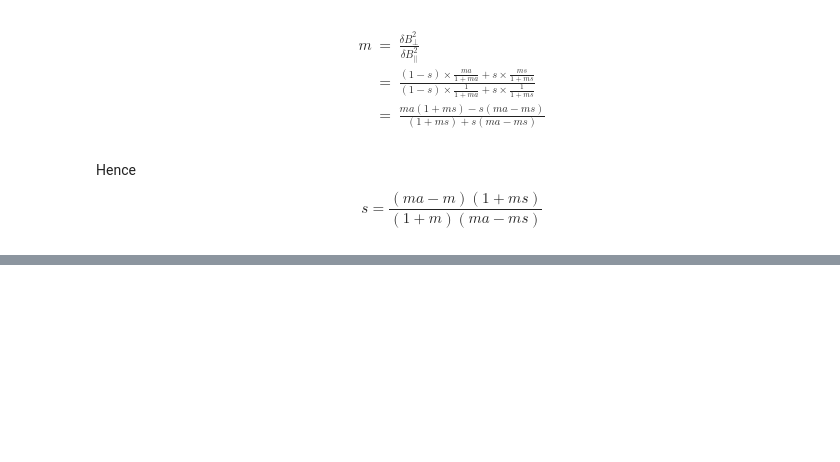
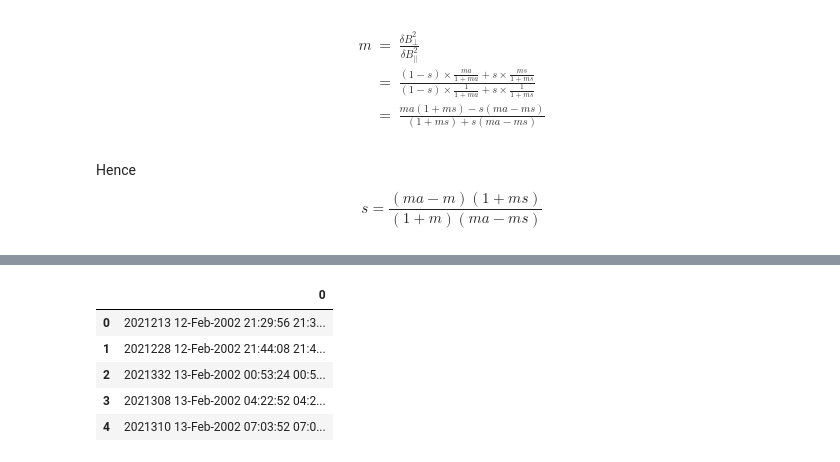
Before and after one commit to YuguangTong/Fourier-Laplace-plasma-response-in-driven-Gyrokinetics, a Jupyter notebook: python/Draft/Draft_20161206.ipynb, the cells around one changed output, grey strips where cells are left out. Drawn from its saved outputs; the diff is of its cells as text; code cells hidden in the pictures; blank space fills up the shorter version.

```diff
--- a/python/Draft/Draft_20161206.ipynb
+++ b/python/Draft/Draft_20161206.ipynb
@@ -208,0 +316,11 @@ pwd
+# %%
+df = pd.read_table('hessi_flare_list.txt', skiprows=6, header=None)
+# %%
+df.head()
+# %% [output]
+|  | 0 |
+| 0 | 2021213 12-Feb-2002 21:29:56 21:3... |
+| 1 | 2021228 12-Feb-2002 21:44:08 21:4... |
+| 2 | 2021332 13-Feb-2002 00:53:24 00:5... |
+| 3 | 2021308 13-Feb-2002 04:22:52 04:2... |
+| 4 | 2021310 13-Feb-2002 07:03:52 07:0... |
```
Also changed, not shown: parts of 25 cells of this notebook, 42 other files.
